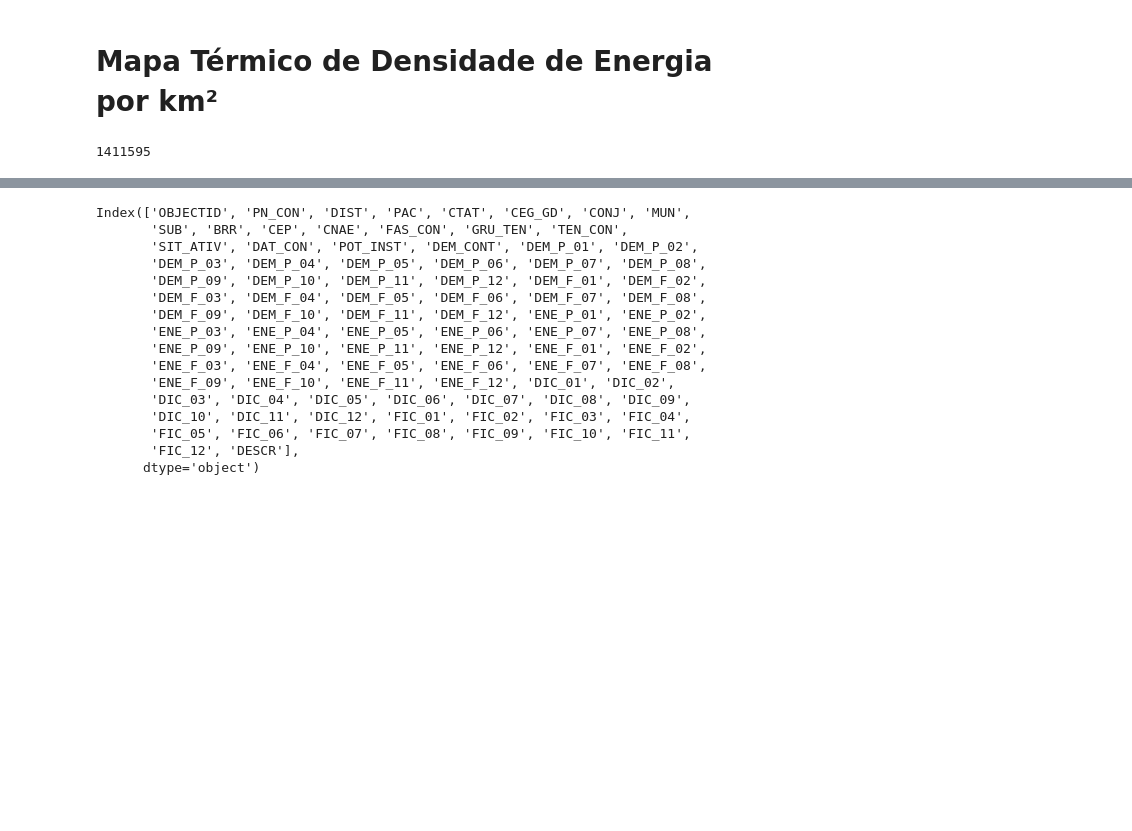
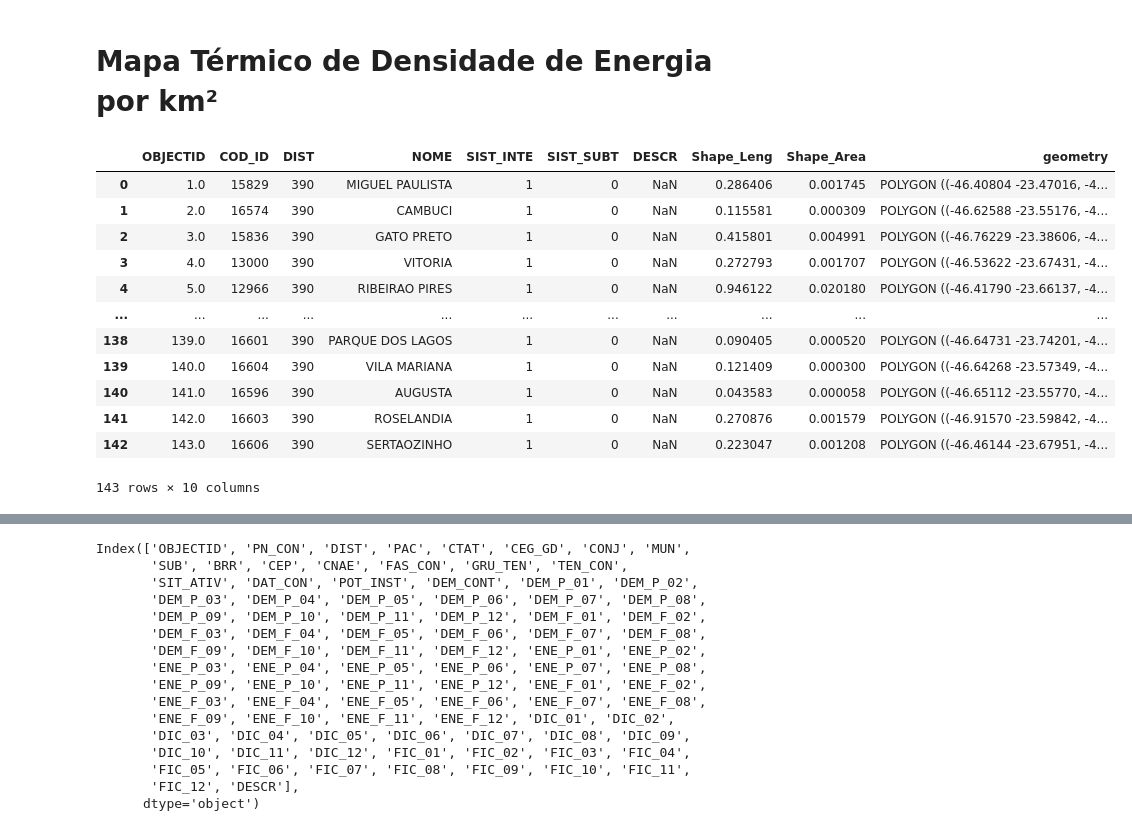
Before and after one commit to joaovalves1104/CEAMAZON-ENEL, a Jupyter notebook: load_thermic_map.ipynb, the cells around one changed output, grey strips where cells are left out. Drawn from its saved outputs; the diff is of its cells as text; code cells hidden in the pictures; blank space fills up the shorter version.

```diff
--- a/load_thermic_map.ipynb
+++ b/load_thermic_map.ipynb
@@ -22,7 +22,19 @@ ugbt = pd.read_csv(r"C:\Users\joaov\OneDrive\Documentos\GitHub\CEAMAZON-ENEL\UGB
 sub = pd.read_csv(r"C:\Users\joaov\OneDrive\Documentos\GitHub\CEAMAZON-ENEL\SUB.csv", sep=";")
 pt = pd.read_csv(r"C:\Users\joaov\OneDrive\Documentos\GitHub\CEAMAZON-ENEL\PT.csv", sep=",")
 pnt = pd.read_csv(r"C:\Users\joaov\OneDrive\Documentos\GitHub\CEAMAZON-ENEL\PNT.csv", sep=",")
-# %%
-len(ponnot.COD_ID)
-# %% [output]
-1411595
+# %%
+enel_sp
+# %% [output]
+|  | OBJECTID | COD_ID | DIST | NOME | SIST_INTE | SIST_SUBT | DESCR | Shape_Leng | Shape_Area | geometry |
+| 0 | 1.0 | 15829 | 390 | MIGUEL PAULISTA | 1 | 0 | NaN | 0.286406 | 0.001745 | POLYGON ((-46.40804 -23.47016, -4... |
+| 1 | 2.0 | 16574 | 390 | CAMBUCI | 1 | 0 | NaN | 0.115581 | 0.000309 | POLYGON ((-46.62588 -23.55176, -4... |
+| 2 | 3.0 | 15836 | 390 | GATO PRETO | 1 | 0 | NaN | 0.415801 | 0.004991 | POLYGON ((-46.76229 -23.38606, -4... |
+| 3 | 4.0 | 13000 | 390 | VITORIA | 1 | 0 | NaN | 0.272793 | 0.001707 | POLYGON ((-46.53622 -23.67431, -4... |
+| 4 | 5.0 | 12966 | 390 | RIBEIRAO PIRES | 1 | 0 | NaN | 0.946122 | 0.020180 | POLYGON ((-46.41790 -23.66137, -4... |
+| ... | ... | ... | ... | ... | ... | ... | ... | ... | ... | ... |
+| 138 | 139.0 | 16601 | 390 | PARQUE DOS LAGOS | 1 | 0 | NaN | 0.090405 | 0.000520 | POLYGON ((-46.64731 -23.74201, -4... |
+| 139 | 140.0 | 16604 | 390 | VILA MARIANA | 1 | 0 | NaN | 0.121409 | 0.000300 | POLYGON ((-46.64268 -23.57349, -4... |
+| 140 | 141.0 | 16596 | 390 | AUGUSTA | 1 | 0 | NaN | 0.043583 | 0.000058 | POLYGON ((-46.65112 -23.55770, -4... |
+| 141 | 142.0 | 16603 | 390 | ROSELANDIA | 1 | 0 | NaN | 0.270876 | 0.001579 | POLYGON ((-46.91570 -23.59842, -4... |
+| 142 | 143.0 | 16606 | 390 | SERTAOZINHO | 1 | 0 | NaN | 0.223047 | 0.001208 | POLYGON ((-46.46144 -23.67951, -4... |
+143 rows × 10 columns
```
Also changed, not shown: parts of 7 cells of this notebook, 8 other files.
